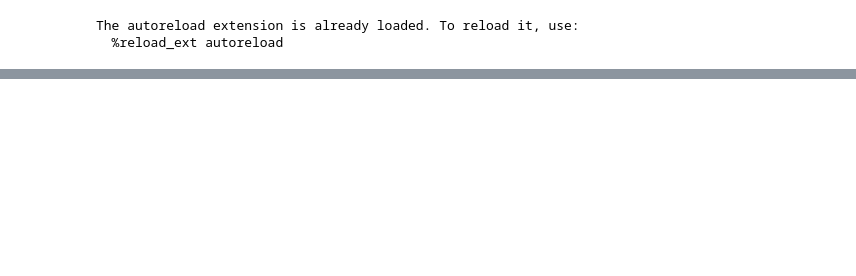
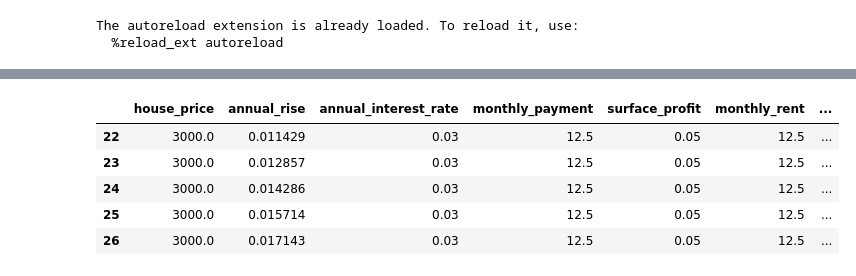
Before and after one commit to SJY-14/Modeling, a Jupyter notebook: housing.ipynb, the cells around one changed output, grey strips where cells are left out. Cells and saved outputs as stored; diff of their text form; code cells hidden in the pictures; blank space fills up the shorter version.

```diff
--- a/housing.ipynb
+++ b/housing.ipynb
@@ -151,0 +151,9 @@ if not subset.empty:
+# %%
+df[df['annual_rise']>0.011].head()
+# %% [output]
+|  | house_price | annual_rise | annual_interest_rate | monthly_payment | surface_profit | monthly_rent | ... |
+| 22 | 3000.0 | 0.011429 | 0.03 | 12.5 | 0.05 | 12.5 | ... |
+| 23 | 3000.0 | 0.012857 | 0.03 | 12.5 | 0.05 | 12.5 | ... |
+| 24 | 3000.0 | 0.014286 | 0.03 | 12.5 | 0.05 | 12.5 | ... |
+| 25 | 3000.0 | 0.015714 | 0.03 | 12.5 | 0.05 | 12.5 | ... |
+| 26 | 3000.0 | 0.017143 | 0.03 | 12.5 | 0.05 | 12.5 | ... |
```
Also changed, not shown: parts of 5 cells of this notebook.
